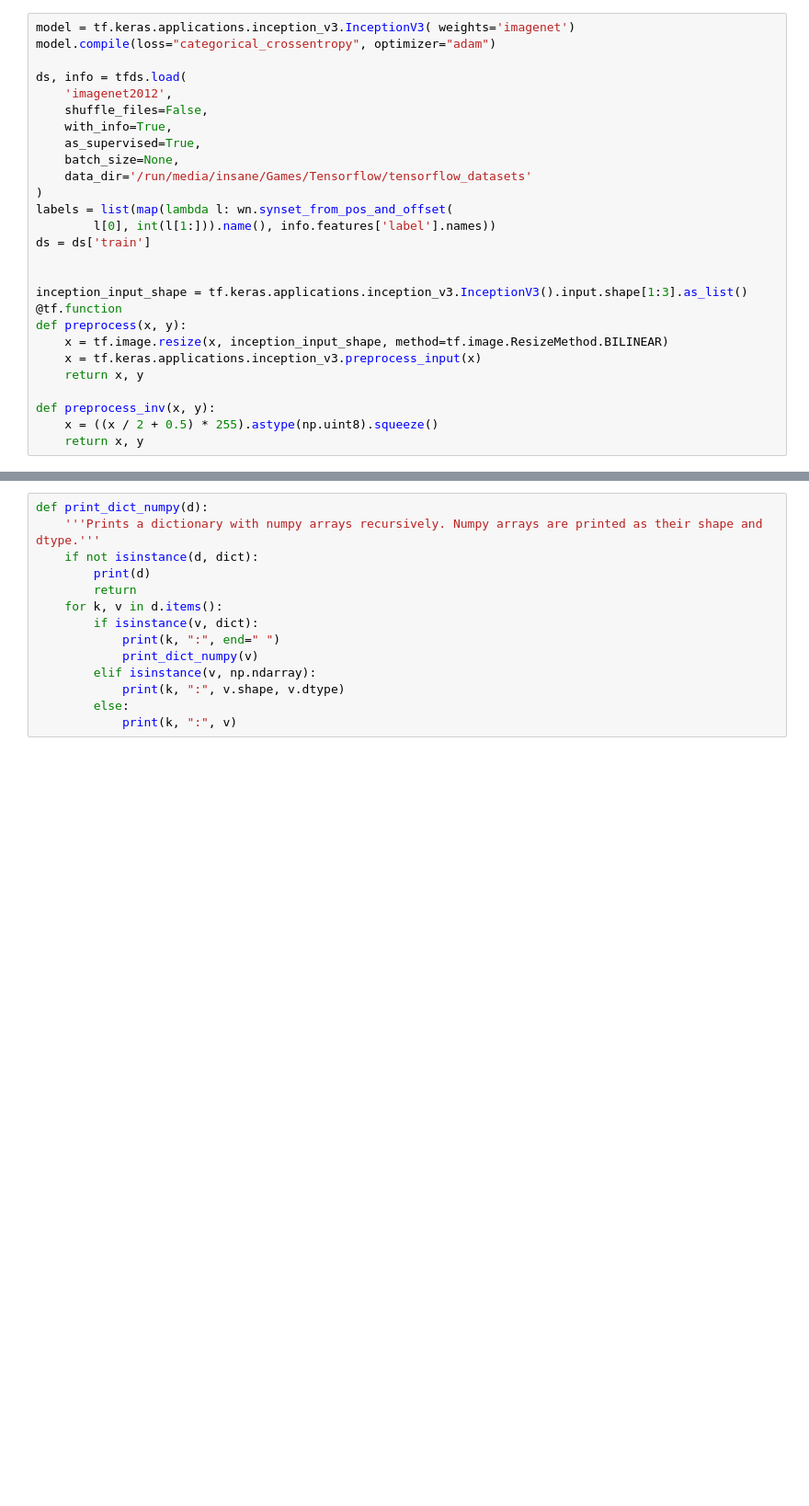
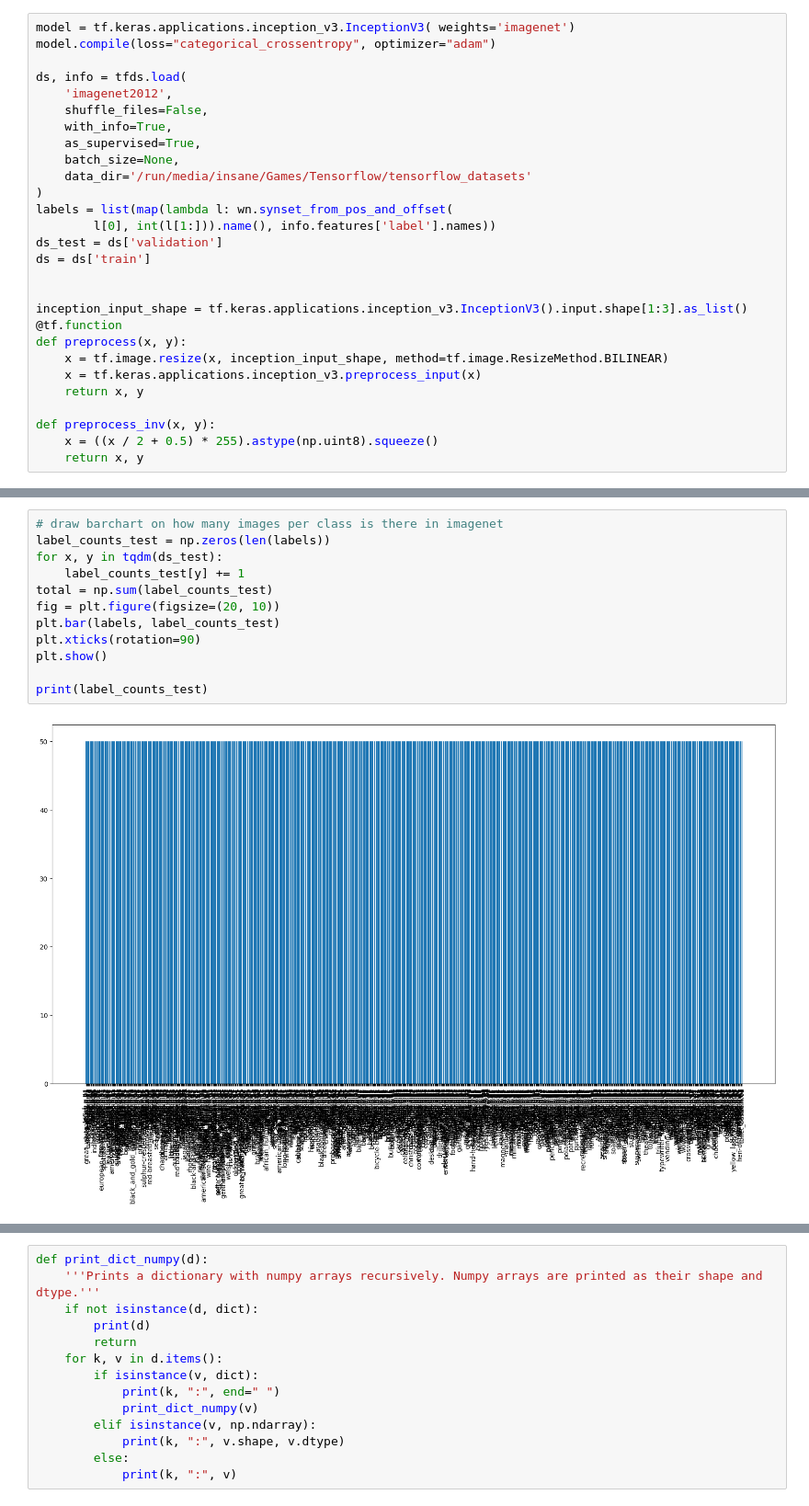
Before and after one commit to rahatzamancse/APalysis, a Jupyter notebook: analysis/precompute-activation-summary.ipynb, the cells around one changed output, grey strips where cells are left out. Shown at 92% size. Drawn from its saved outputs; the diff is of its cells as text; blank space fills up the shorter version.

```diff
--- a/analysis/precompute-activation-summary.ipynb
+++ b/analysis/precompute-activation-summary.ipynb
@@ -44,6 +44,7 @@ ds, info = tfds.load(
 )
 labels = list(map(lambda l: wn.synset_from_pos_and_offset(
         l[0], int(l[1:])).name(), info.features['label'].names))
+ds_test = ds['validation']
 ds = ds['train']
 
 
@@ -69,0 +190,14 @@ plt.show()
+# %%
+# draw barchart on how many images per class is there in imagenet
+label_counts_test = np.zeros(len(labels))
+for x, y in tqdm(ds_test):
+    label_counts_test[y] += 1
+total = np.sum(label_counts_test)
+fig = plt.figure(figsize=(20, 10))
+plt.bar(labels, label_counts_test)
+plt.xticks(rotation=90)
+plt.show()
+
+print(label_counts_test)
+# %% [output]
+[figure, added]
```
Also changed, not shown: parts of 7 cells of this notebook, 5 other files.
